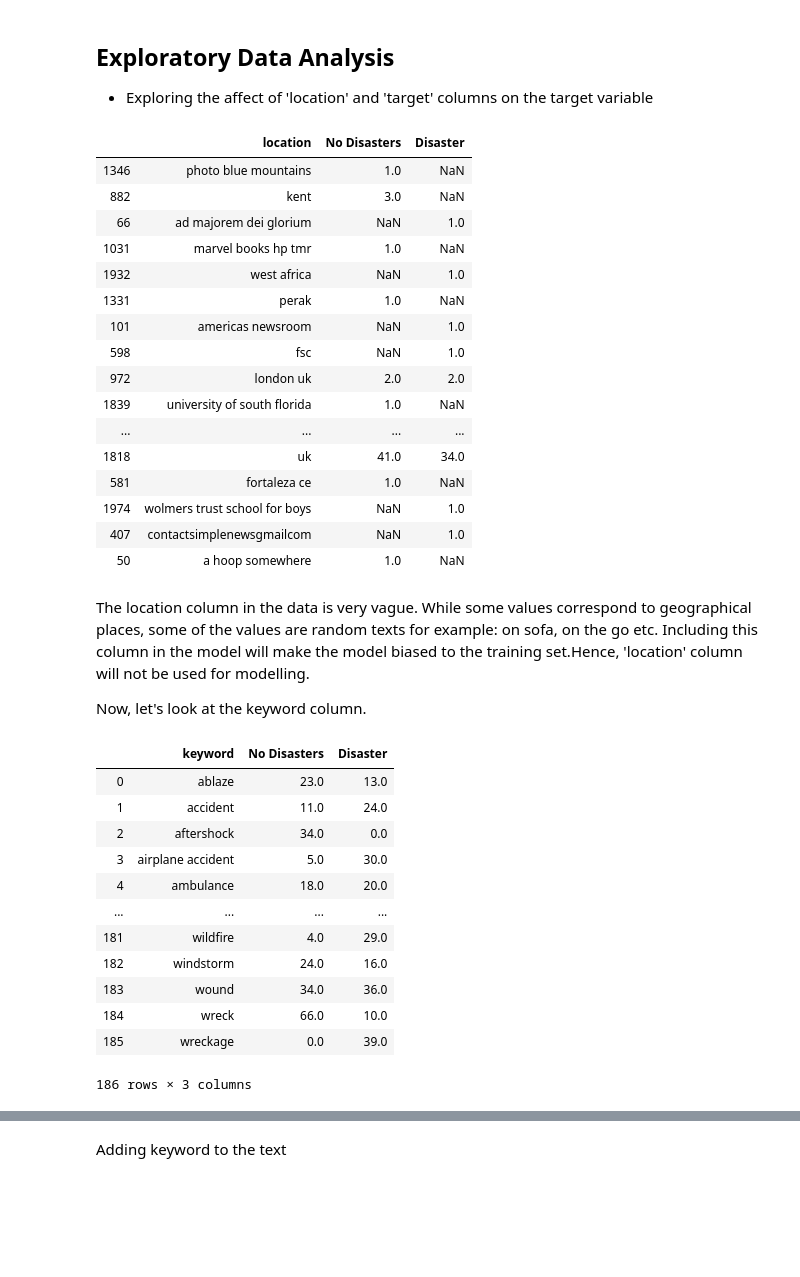
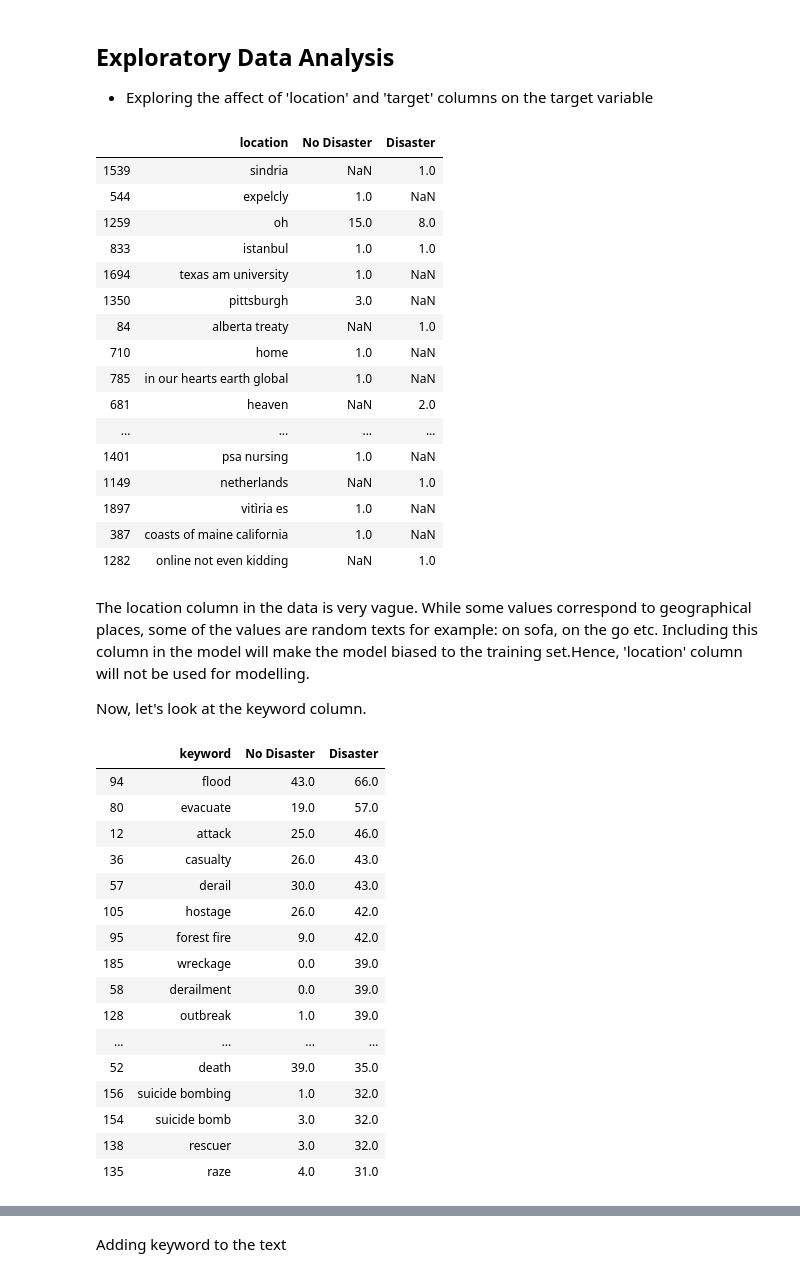
Before and after one commit to ShashankSharma26/Disaster-or-not-NLP-with-tweets, a Jupyter notebook: Data Modelling/Disaster or not- Data Modelling.ipynb, the cells around one changed output, grey strips where cells are left out. Drawn from its saved outputs; the diff is of its cells as text; code cells hidden in the pictures; blank space fills up the shorter version.

```diff
--- a/Data Modelling/Disaster or not- Data Modelling.ipynb
+++ b/Data Modelling/Disaster or not- Data Modelling.ipynb
@@ -61,26 +61,26 @@ location_df = location_df.drop(['id', 'keyword'], axis=1)
 location_df.rename(columns={'text':'count'}, inplace=True)
 location_df = location_df.pivot(index='location',columns='target')['count'].reset_index()
 location_df.columns.name = None
-location_df.rename(columns={0:'No Disasters',1:'Disaster'}, inplace=True)
+location_df.rename(columns={0:'No Disaster',1:'Disaster'}, inplace=True)
 location_df.sort_values(by=['Disaster'],ascending=False).sample(30)
 # %% [output]
-|  | location | No Disasters | Disaster |
-| 1346 | photo blue mountains | 1.0 | NaN |
-| 882 | kent | 3.0 | NaN |
-| 66 | ad majorem dei glorium | NaN | 1.0 |
-| 1031 | marvel books hp tmr | 1.0 | NaN |
-| 1932 | west africa | NaN | 1.0 |
-| 1331 | perak | 1.0 | NaN |
-| 101 | americas newsroom | NaN | 1.0 |
-| 598 | fsc | NaN | 1.0 |
-| 972 | london uk | 2.0 | 2.0 |
-| 1839 | university of south florida | 1.0 | NaN |
+|  | location | No Disaster | Disaster |
+| 1539 | sindria | NaN | 1.0 |
+| 544 | expelcly | 1.0 | NaN |
+| 1259 | oh | 15.0 | 8.0 |
+| 833 | istanbul | 1.0 | 1.0 |
+| 1694 | texas am university | 1.0 | NaN |
+| 1350 | pittsburgh | 3.0 | NaN |
+| 84 | alberta treaty | NaN | 1.0 |
+| 710 | home | 1.0 | NaN |
+| 785 | in our hearts earth global | 1.0 | NaN |
+| 681 | heaven | NaN | 2.0 |
 | ... | ... | ... | ... |
-| 1818 | uk | 41.0 | 34.0 |
-| 581 | fortaleza ce | 1.0 | NaN |
-| 1974 | wolmers trust school for boys | NaN | 1.0 |
-| 407 | contactsimplenewsgmailcom | NaN | 1.0 |
-| 50 | a hoop somewhere | 1.0 | NaN |
+| 1401 | psa nursing | 1.0 | NaN |
+| 1149 | netherlands | NaN | 1.0 |
+| 1897 | vitìria es | 1.0 | NaN |
+| 387 | coasts of maine california | 1.0 | NaN |
+| 1282 | online not even kidding | NaN | 1.0 |
 # %% [markdown]
 The location column in the data is very vague. While some values correspond to geographical places, some of the values are random texts for example: on sofa, on the go etc. Including this column in the model will make the model biased to the training set.Hence, 'location' column will not be used for modelling.
 
@@ -88,23 +88,28 @@ Now, let's look at the keyword column.
 # %%
 keyword_df = df_train.groupby(["keyword", "target"], as_index=False ).count()
 keyword_df = keyword_df.drop(['id', 'location'], axis=1)
 keyword_df.rename(columns={'text':'count'}, inplace=True)
 keyword_df = keyword_df.pivot(index='keyword',columns='target')['count'].reset_index()
 keyword_df.columns.name = None
-keyword_df.rename(columns={0:'No Disasters',1:'Disaster'}, inplace=True)
+keyword_df.rename(columns={0:'No Disaster',1:'Disaster'}, inplace=True)
 keyword_df.fillna(0, inplace=True)
-keyword_df
+keyword_disaster = keyword_df.sort_values(by=['Disaster'],ascending = False).head(20)
+keyword_disaster
 # %% [output]
-|  | keyword | No Disasters | Disaster |
-| 0 | ablaze | 23.0 | 13.0 |
-| 1 | accident | 11.0 | 24.0 |
-| 2 | aftershock | 34.0 | 0.0 |
-| 3 | airplane accident | 5.0 | 30.0 |
-| 4 | ambulance | 18.0 | 20.0 |
+|  | keyword | No Disaster | Disaster |
+| 94 | flood | 43.0 | 66.0 |
+| 80 | evacuate | 19.0 | 57.0 |
+| 12 | attack | 25.0 | 46.0 |
+| 36 | casualty | 26.0 | 43.0 |
+| 57 | derail | 30.0 | 43.0 |
+| 105 | hostage | 26.0 | 42.0 |
+| 95 | forest fire | 9.0 | 42.0 |
+| 185 | wreckage | 0.0 | 39.0 |
+| 58 | derailment | 0.0 | 39.0 |
+| 128 | outbreak | 1.0 | 39.0 |
 | ... | ... | ... | ... |
-| 181 | wildfire | 4.0 | 29.0 |
-| 182 | windstorm | 24.0 | 16.0 |
-| 183 | wound | 34.0 | 36.0 |
-| 184 | wreck | 66.0 | 10.0 |
-| 185 | wreckage | 0.0 | 39.0 |
+| 52 | death | 39.0 | 35.0 |
+| 156 | suicide bombing | 1.0 | 32.0 |
+| 154 | suicide bomb | 3.0 | 32.0 |
+| 138 | rescuer | 3.0 | 32.0 |
+| 135 | raze | 4.0 | 31.0 |
-186 rows × 3 columns
```
Also changed, not shown: parts of 3 cells of this notebook.
